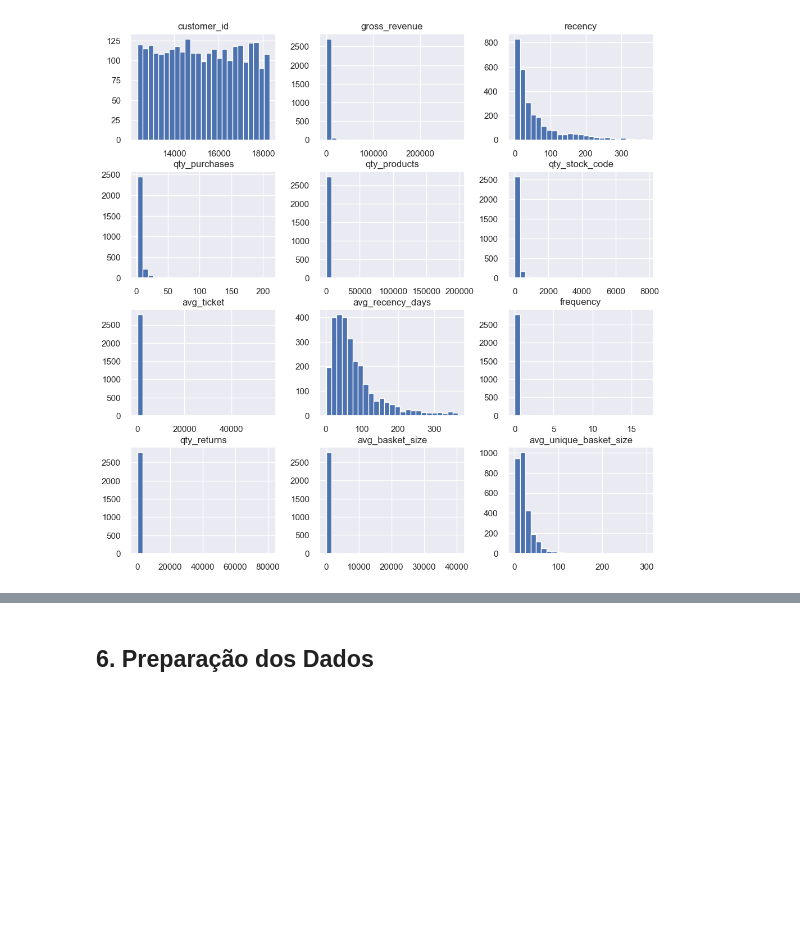
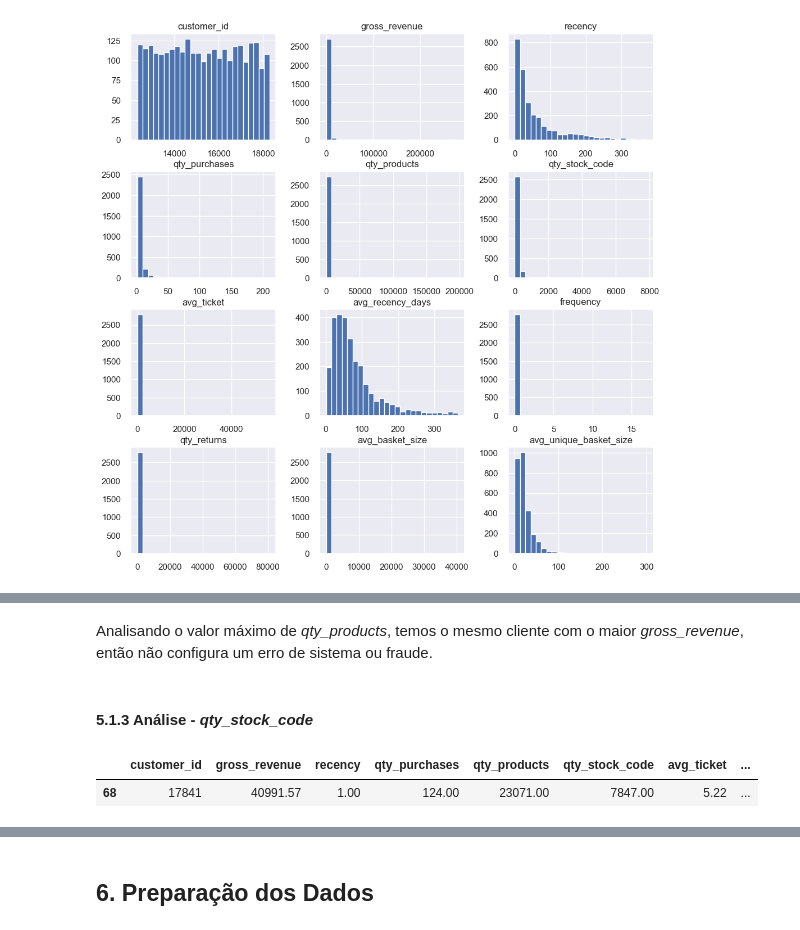
Before and after one commit to doegemon/PA004_high_value_customers_identification, a Jupyter notebook: notebooks/insiders_club.ipynb, the cells around one changed output, grey strips where cells are left out. Cells and saved outputs as stored; diff of their text form; code cells hidden in the pictures; blank space fills up the shorter version.

```diff
--- a/notebooks/insiders_club.ipynb
+++ b/notebooks/insiders_club.ipynb
@@ -904,0 +931,9 @@ report.to_file('../reports/report.html')
+# %% [markdown]
+Analisando o valor máximo de *qty_products*, temos o mesmo cliente com o maior *gross_revenue*, então não configura um erro de sistema ou fraude.
+# %% [markdown]
+#### 5.1.3 Análise - *qty_stock_code*
+# %%
+df4.loc[df4['qty_stock_code'] == 7847.00, :]
+# %% [output]
+|  | customer_id | gross_revenue | recency | qty_purchases | qty_products | qty_stock_code | avg_ticket | ... |
+| 68 | 17841 | 40991.57 | 1.00 | 124.00 | 23071.00 | 7847.00 | 5.22 | ... |
```
Also changed, not shown: parts of 17 cells of this notebook.
